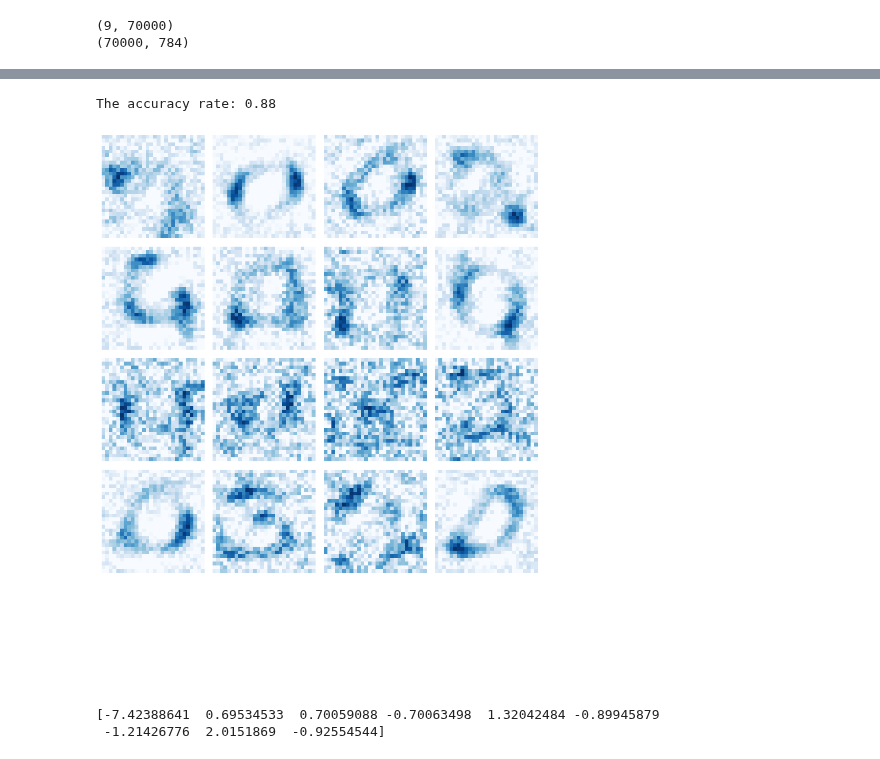
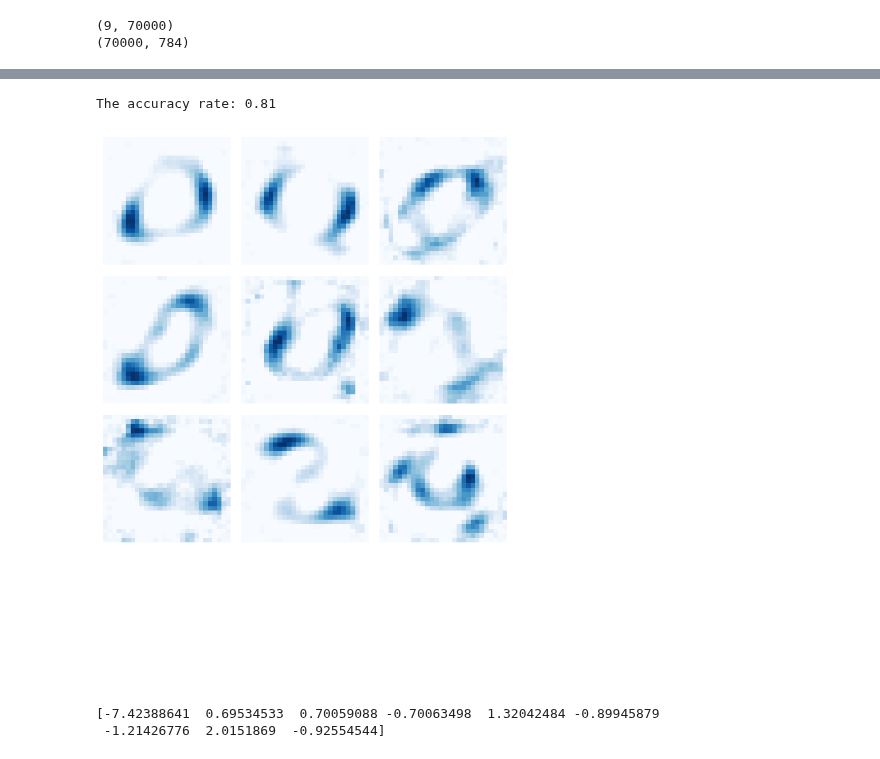
Before and after one commit to Yee-Millennium/REU2024_code, a Jupyter notebook: MNIST_test.ipynb, the cells around one changed output, grey strips where cells are left out. Cells and saved outputs as stored; diff of their text form; code cells hidden in the pictures.

```diff
--- a/MNIST_test.ipynb
+++ b/MNIST_test.ipynb
@@ -53,10 +53,10 @@ print(X.shape)
 (9, 70000)
 (70000, 784)
 # %%
-n_components = 16
+n_components = 9
 
 SMF_Train = SDL_BCD([X.T, y_matrix], X_test=[X.T, y_matrix], xi= 5, n_components=n_components)
 
-results_dict = SMF_Train.fit(iter=100, subsample_size=None,# search_radius_const=200*np.linalg.norm(X),
-                                if_compute_recons_error=False, if_validate=False, threshold=0.5)
+results_dict = SMF_Train.fit(iter=500, subsample_size=None,# search_radius_const=200*np.linalg.norm(X),
+                                if_compute_recons_error=False, if_validate=True, threshold=0.5)
 # %% [output]
@@ -116,36 +124,37 @@ for j in range(100):
 
 print(f"The accuracy rate: {acc/100}")
 # %% [output]
-The accuracy rate: 0.88
+The accuracy rate: 0.81
 # %%
 image = np.zeros((n_components, 28, 28))
 for i in range(n_components):
     image[i] = W[:, i].reshape(28,28)
 
-images_per_row = 4
-n_rows = len(image) // images_per_row + 1
+
+images_per_row = int(n_components//(n_components**0.5))
+n_rows = int(len(image) // images_per_row + 1)
 
 # Create a figure with subplots
 fig, axes = plt.subplots(nrows=n_rows, ncols=images_per_row, figsize=(images_per_row * 2, n_rows * 2))
 
 for i, ax in enumerate(axes.flat):
     if i < n_components:
         # Reshape and display each component as an image
         ax.imshow(image[i], cmap='Blues')  # Use gray scale color map
         ax.axis('off')  # Hide axes
     else:
         ax.axis('off')  # Hide axes for empty subplots
 
 # Adjust layout
 plt.tight_layout()
 
 # Save the figure
-plt.savefig("MINIST")
+plt.savefig("./MINIST")
 
 # Display the plot if needed
 plt.show()
 # %% [output]
-[figure, old version]
+[figure, new version]
 # %%
 print(beta.T[0])
 # %% [output]
```
Also changed, not shown: parts of 2 cells of this notebook.
